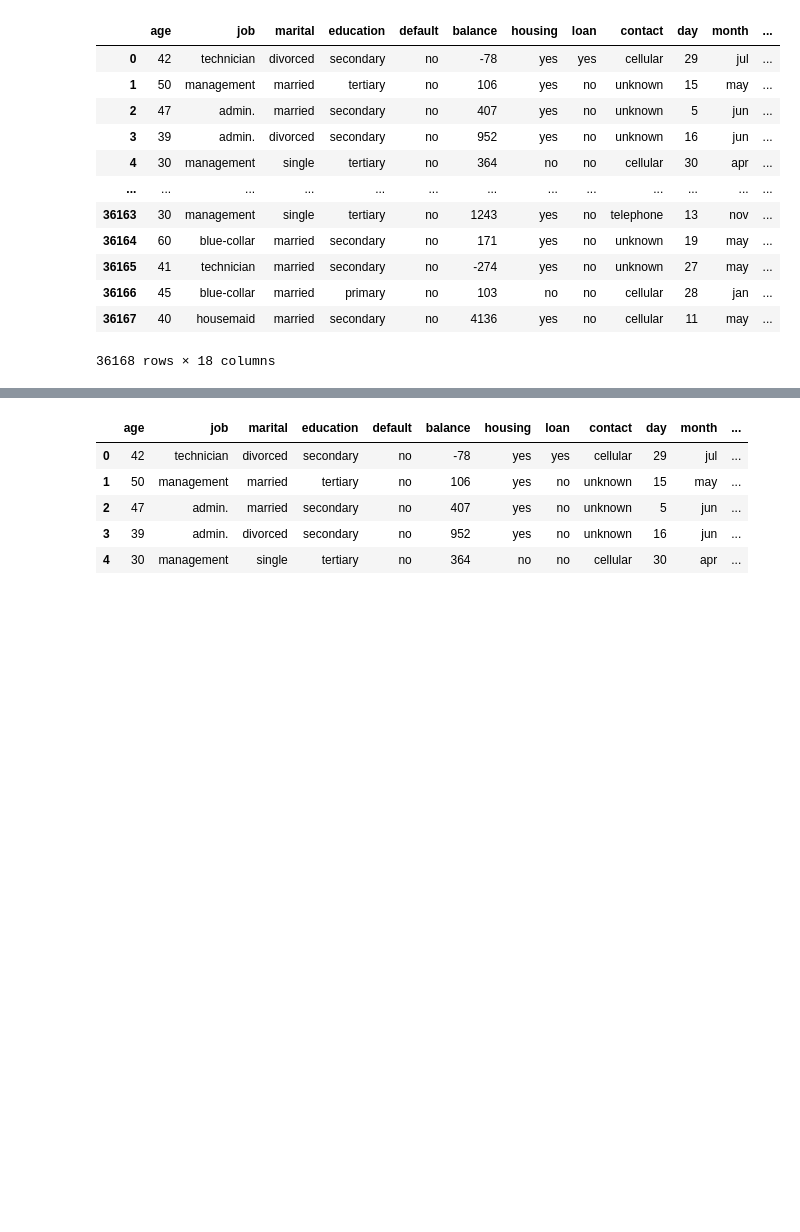
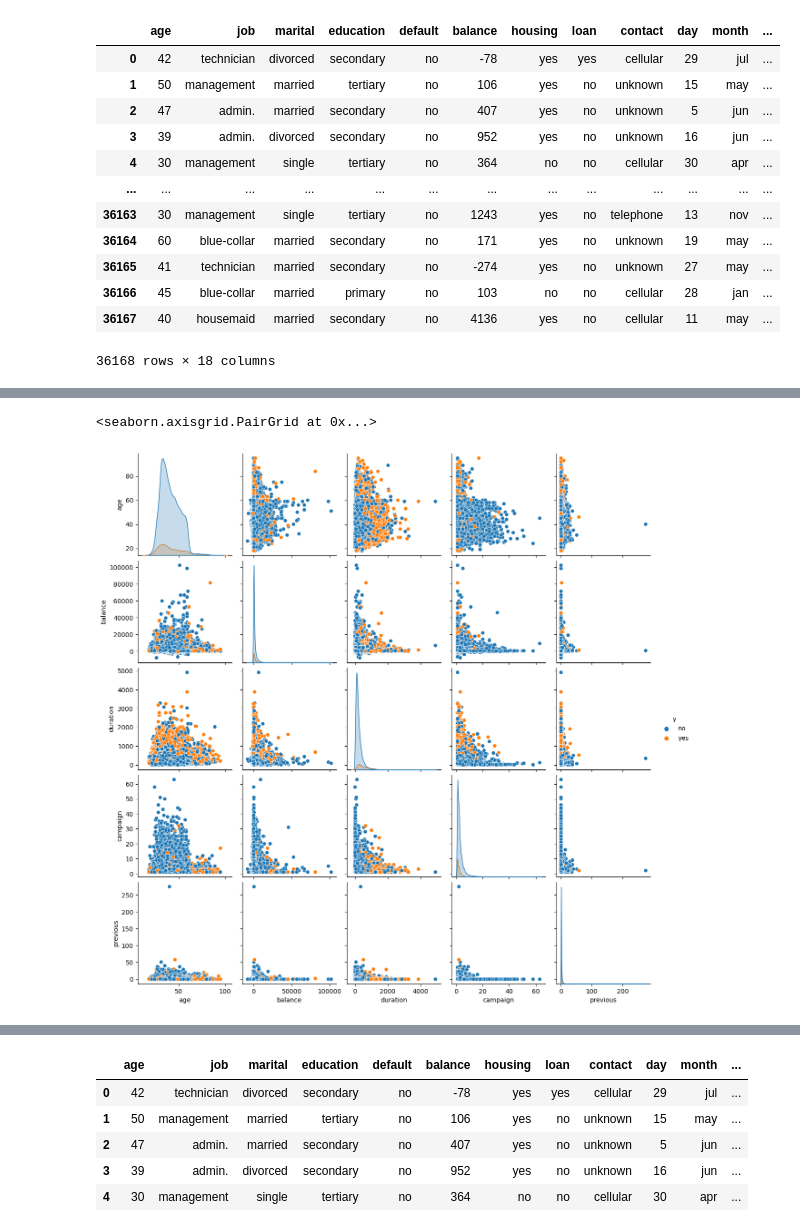
Before and after one commit to yikchungchan/DSA-5101-P1, a Jupyter notebook: DSA5101_project.ipynb, the cells around one changed output, grey strips where cells are left out. Cells and saved outputs as stored; diff of their text form; code cells hidden in the pictures; blank space fills up the shorter version.

```diff
--- a/DSA5101_project.ipynb
+++ b/DSA5101_project.ipynb
@@ -410,0 +499,5 @@ For the structured dataset we have, each data table row contains an observation
+# %%
+sns.pairplot(data=df_preprocessed, hue='y', vars= ['age', 'balance', 'duration', 'campaign', 'previous'])
+# %% [output]
+<seaborn.axisgrid.PairGrid at 0x...>
+[figure, added]
```
Also changed, not shown: parts of 15 cells of this notebook.
